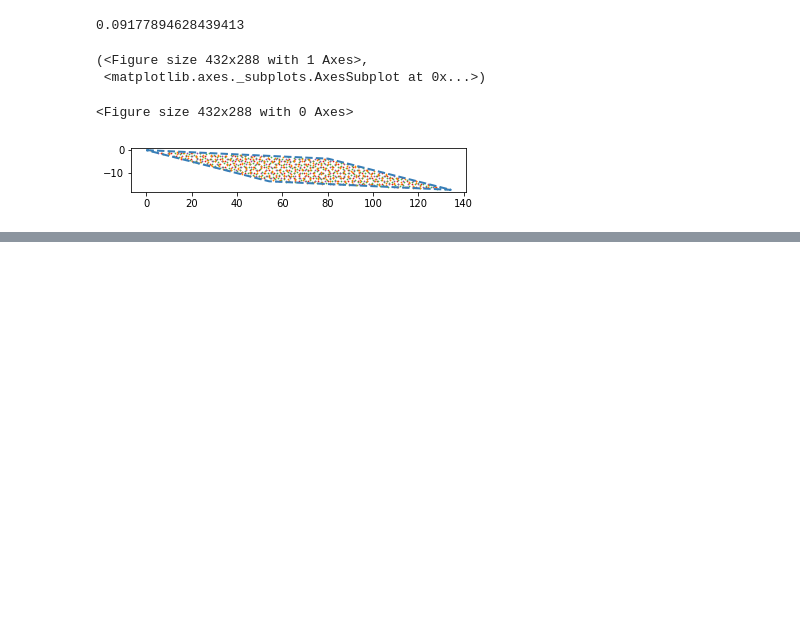
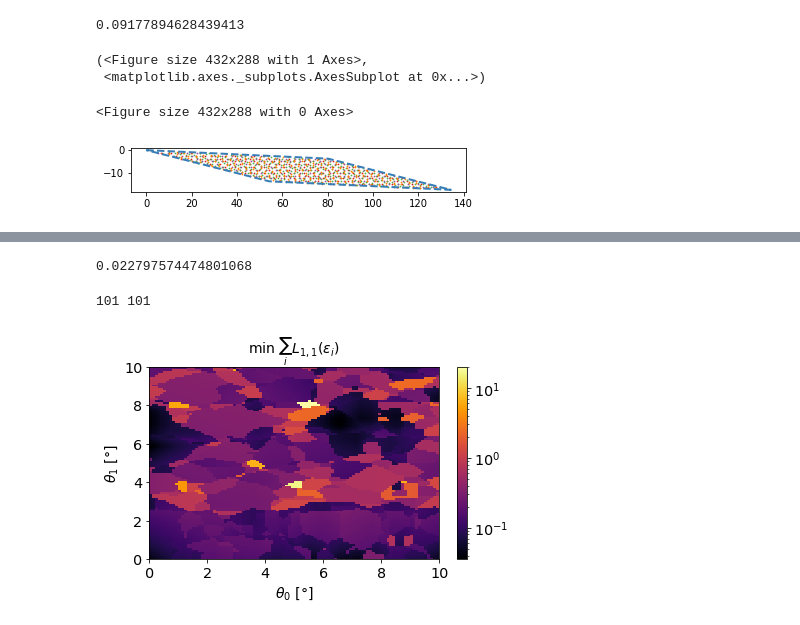
Before and after one commit to tnecio/supercell-core, a Jupyter notebook: examples/ManuscriptExamples.ipynb, the cells around one changed output, grey strips where cells are left out. Saved outputs shown, nothing was run; the diff lists cells and outputs as text; code cells hidden in the pictures; blank space fills up the shorter version.

```diff
--- a/examples/ManuscriptExamples.ipynb
+++ b/examples/ManuscriptExamples.ipynb
@@ -111,3 +122,7 @@ MAGMOM flag: 15024*0
+# %%
+hgp.calc(M=res_hgp10.M(), thetas=res_hgp10.thetas()).max_strain()
+# %% [output]
+0.022797574474801068
 # %%
 # Optimise bilayer graphene using fast algorithm
 res_bilayer = bilayer.opt(
@@ -119,3 +134,34 @@ res_bilayer = bilayer.opt(
 
 log_bilayer = fix_log(res_bilayer.log, gr, gr)
 log_bilayer.to_csv("bilayer_graphene.csv")
+# %%
+# Colormap
+log4 = log_hgp10
+log_subset = log4[(log4.theta_0 >= 0 * sc.DEGREE)
+                  & (log4.theta_0 <= 10 * sc.DEGREE)
+                  & (log4.theta_1 >= 0 * sc.DEGREE)
+                  & (log4.theta_1 <= 10 * sc.DEGREE)]
+side1 = len(log_subset.theta_0.unique())
+side2 = len(log_subset.theta_1.unique())
+print(side1, side2)
+import matplotlib
+params = {'legend.fontsize': 'x-large',
+         'axes.labelsize': 'x-large',
+         'axes.titlesize':'x-large',
+         'xtick.labelsize':'x-large',
+         'ytick.labelsize':'x-large'}
+plt.rcParams.update(params)
+
+plt.pcolormesh(log_subset.theta_0.unique() / sc.DEGREE,
+               log_subset.theta_1.unique() / sc.DEGREE,
+               np.array(log_subset.max_strain).reshape(side1, side2),
+               cmap="inferno", norm=matplotlib.colors.LogNorm())
+plt.colorbar()
+plt.xlabel("$\\theta_0$ [°]", fontsize=14)
+plt.ylabel("$\\theta_1$ [°]", fontsize=14)
+plt.title("min $\sum_i L_{1, 1}(\\varepsilon_i)$", fontsize=14)
+plt.tight_layout()
+plt.savefig("hgp_map_Lmax10_2020_07_26.png")
+# %% [output]
+101 101
+[figure, added]
```
Also changed, not shown: parts of 5 cells of this notebook, 2 other files.
